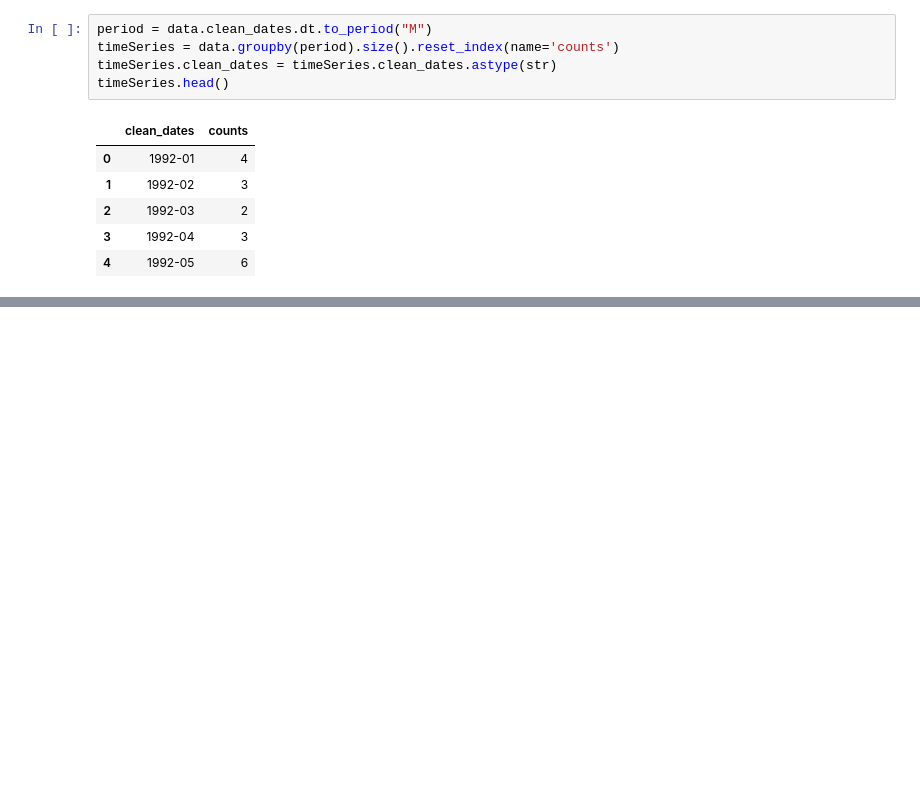
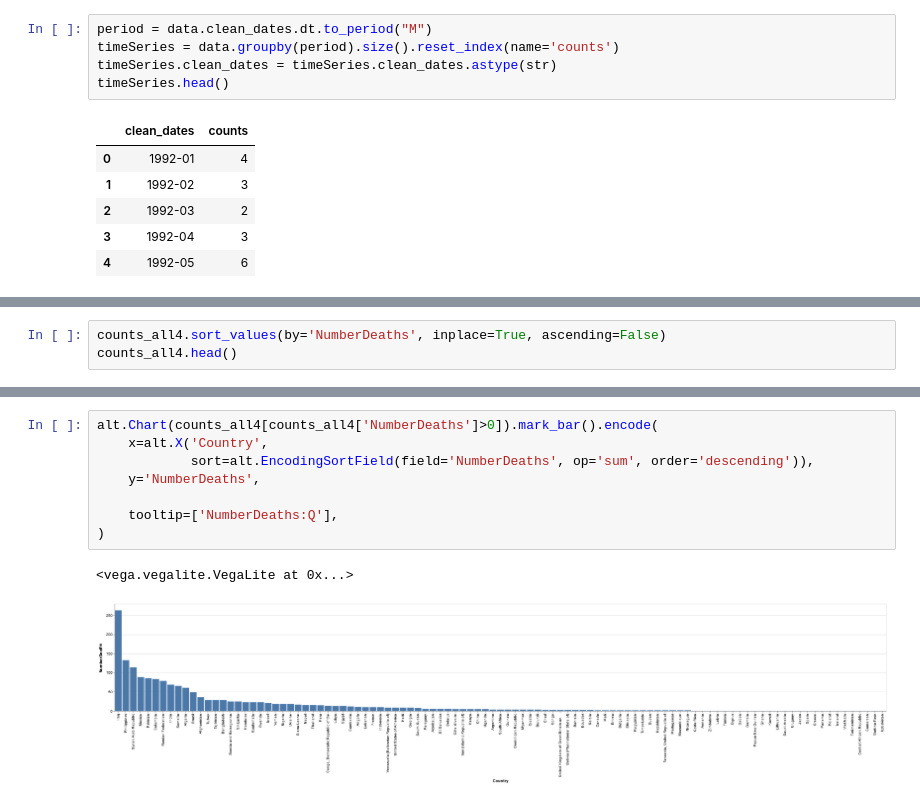
Before and after one commit to seashiva94/data_viz_project, a Jupyter notebook: mapColor.ipynb, the cells around one changed output, grey strips where cells are left out. Cells and saved outputs as stored; diff of their text form; blank space fills up the shorter version.

```diff
--- a/mapColor.ipynb
+++ b/mapColor.ipynb
@@ -412,0 +478,3 @@ py.iplot(fig)
+# %%
+counts_all4.sort_values(by='NumberDeaths', inplace=True, ascending=False)
+counts_all4.head()
@@ -413 +499,12 @@ py.iplot(fig)
+# %%
+alt.Chart(counts_all4[counts_all4['NumberDeaths']>0]).mark_bar().encode(
+    x=alt.X('Country',
+            sort=alt.EncodingSortField(field='NumberDeaths', op='sum', order='descending')),
+    y='NumberDeaths',
+
+    tooltip=['NumberDeaths:Q'],
+)
+# %% [output]
+<vega.vegalite.VegaLite at 0x...>
+[figure, added]
 # %%
```
Also changed, not shown: parts of 25 cells of this notebook.
